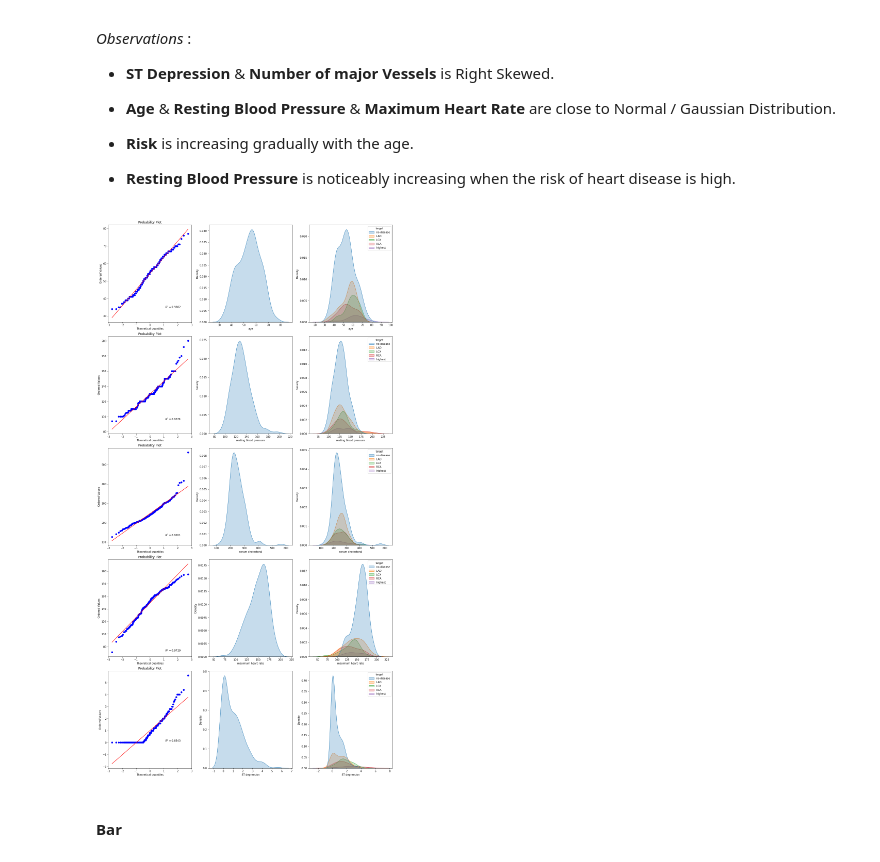
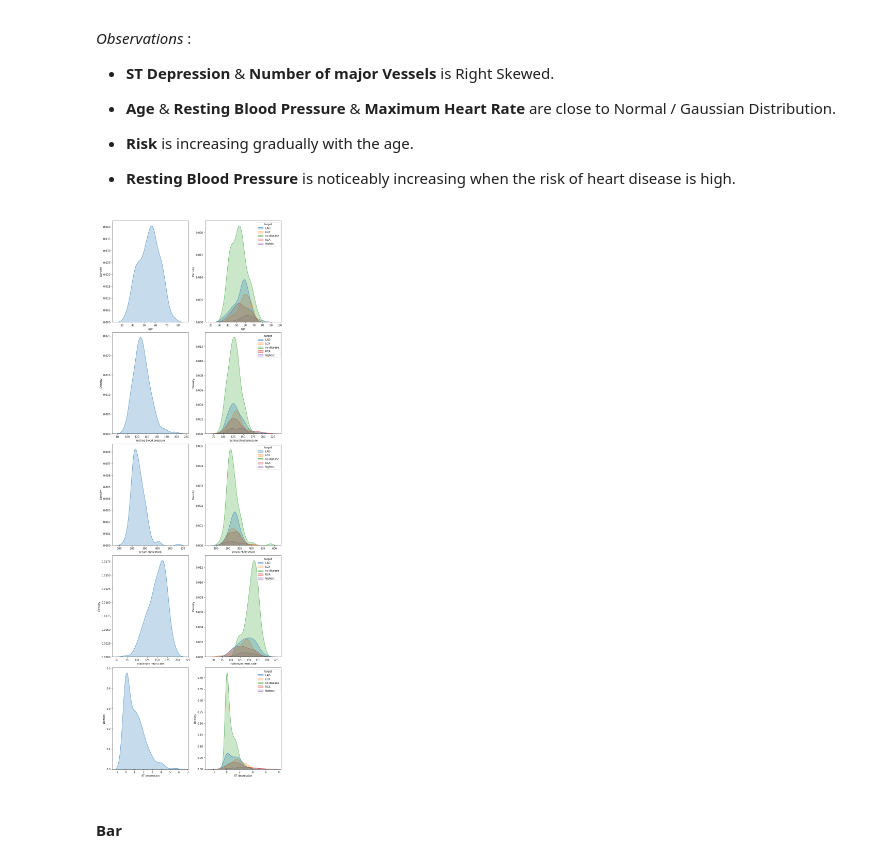
Before and after one commit to Nicola-Ibrahim/Heart-Diseases-Prediction, a Jupyter notebook: notebooks/multiclass/01b_analytics.ipynb, the cells around one changed output. Saved outputs shown, nothing was run; the diff lists cells and outputs as text; code cells hidden in the pictures.

```diff
--- a/notebooks/multiclass/01b_analytics.ipynb
+++ b/notebooks/multiclass/01b_analytics.ipynb
@@ -187,23 +185,22 @@ The conclusions is the following features play good role to identify presence or
 # %%
 def plot_kde(data:pd.DataFrame, hue:str):
 
     cols = data.columns[data.columns != hue]
     sub_num_of_row = len(cols)
-    sub_num_of_col = 3
+    sub_num_of_col = 2
 
-    _, axs = plt.subplots(nrows=sub_num_of_row, ncols=sub_num_of_col, figsize=(16, 30), constrained_layout = True)
+    _, axs = plt.subplots(nrows=sub_num_of_row, ncols=sub_num_of_col, figsize=(10, 30), constrained_layout = True)
 
 
     for i in range(sub_num_of_row):
-        stats.probplot(x= data[cols[i]], plot=axs[i][0], rvalue=True)
-        sns.kdeplot(data=data, x=cols[i], fill=True, ax=axs[i][1])
-        sns.kdeplot(data=data, x=cols[i], hue='target', hue_order=hue_order , fill=True, ax=axs[i][2])
-
+        # stats.probplot(x= data[cols[i]], plot=axs[i][0], rvalue=True)
+        sns.kdeplot(data=data, x=cols[i], fill=True, ax=axs[i][0])
+        sns.kdeplot(data=data, x=cols[i], hue=hue, fill=True, ax=axs[i][1])
 
 
 plot_kde(data=df_train[num_cols+['target']], hue='target')
 # %% [output]
-[figure, old version]
+[figure, new version]
 # %% [markdown]
 #### Bar
 # %%
```
Also changed, not shown: parts of 1 cell of this notebook.
